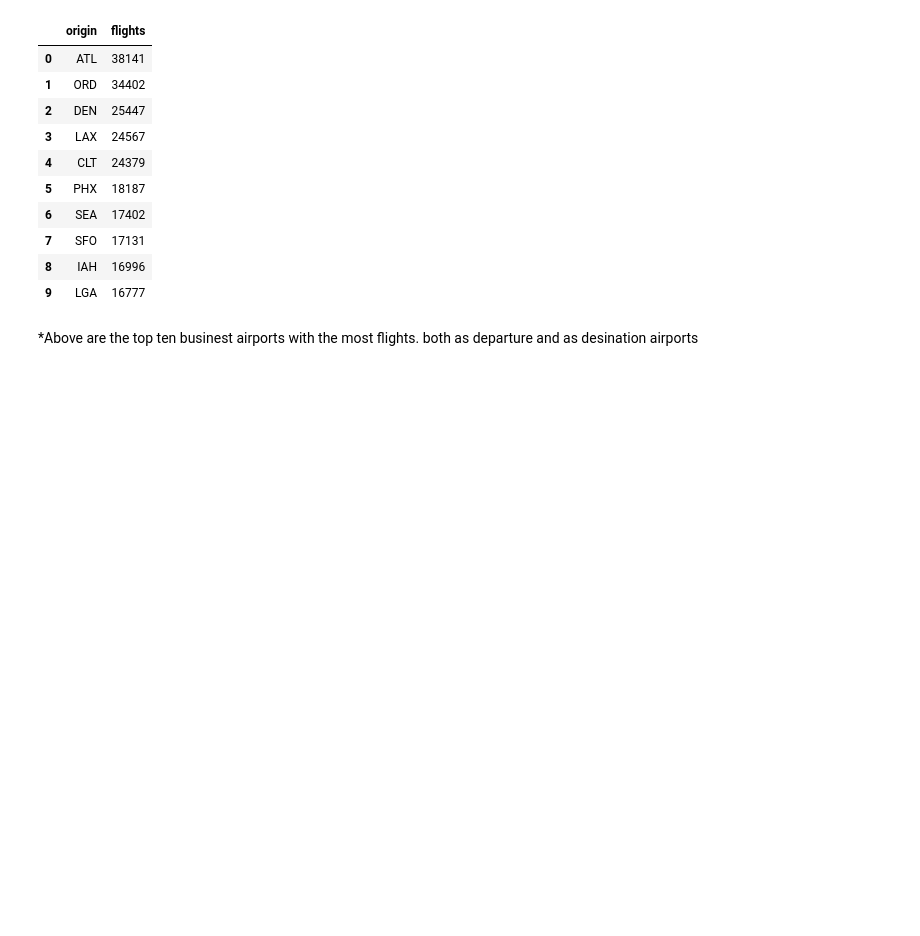
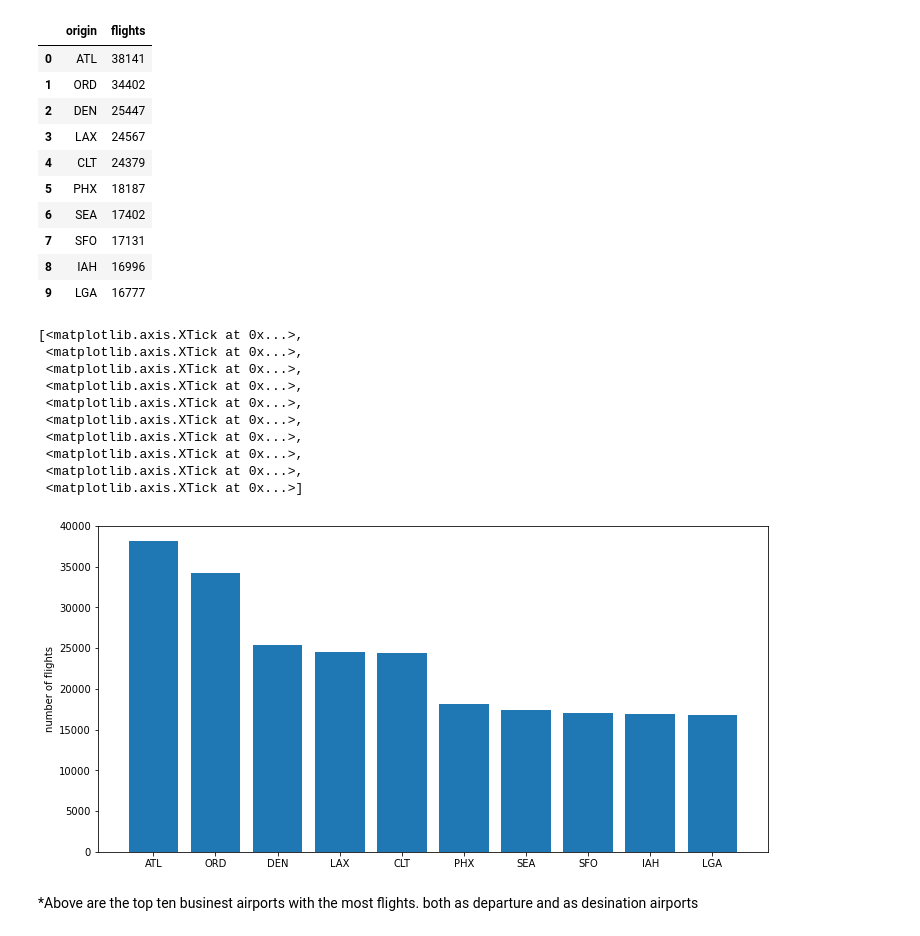
Before and after one commit to OliviaHan7/Midterm-project_I, a Jupyter notebook: Flight_delay_prediction.ipynb, the cells around one changed output. Drawn from its saved outputs; the diff is of its cells as text; code cells hidden in the pictures; blank space fills up the shorter version.

```diff
--- a/Flight_delay_prediction.ipynb
+++ b/Flight_delay_prediction.ipynb
@@ -407,6 +412,25 @@ df_origin_busiest
 | 7 | SFO | 17131 |
 | 8 | IAH | 16996 |
 | 9 | LGA | 16777 |
+# %%
+X=df_dest_busiest.dest
+Y=df_dest_busiest.flights
+fig, ax = plt.subplots(figsize = (12,6))
+ax.bar(X,Y, align='center')
+ax.set_ylabel('number of flights')
+ax.set_xticks(X)
+# %% [output]
+[<matplotlib.axis.XTick at 0x...>,
+ <matplotlib.axis.XTick at 0x...>,
+ <matplotlib.axis.XTick at 0x...>,
+ <matplotlib.axis.XTick at 0x...>,
+ <matplotlib.axis.XTick at 0x...>,
+ <matplotlib.axis.XTick at 0x...>,
+ <matplotlib.axis.XTick at 0x...>,
+ <matplotlib.axis.XTick at 0x...>,
+ <matplotlib.axis.XTick at 0x...>,
+ <matplotlib.axis.XTick at 0x...>]
+[figure, added]
 # %%
 businest_airport=['ATL', 'ORD', 'DEN', 'LAX', 'CLT', 'PHX', 'SEA', 'SFO', 'IAH', 'LGA']
 # %% [markdown]
```
Also changed, not shown: parts of 28 cells of this notebook, 2 other files.
